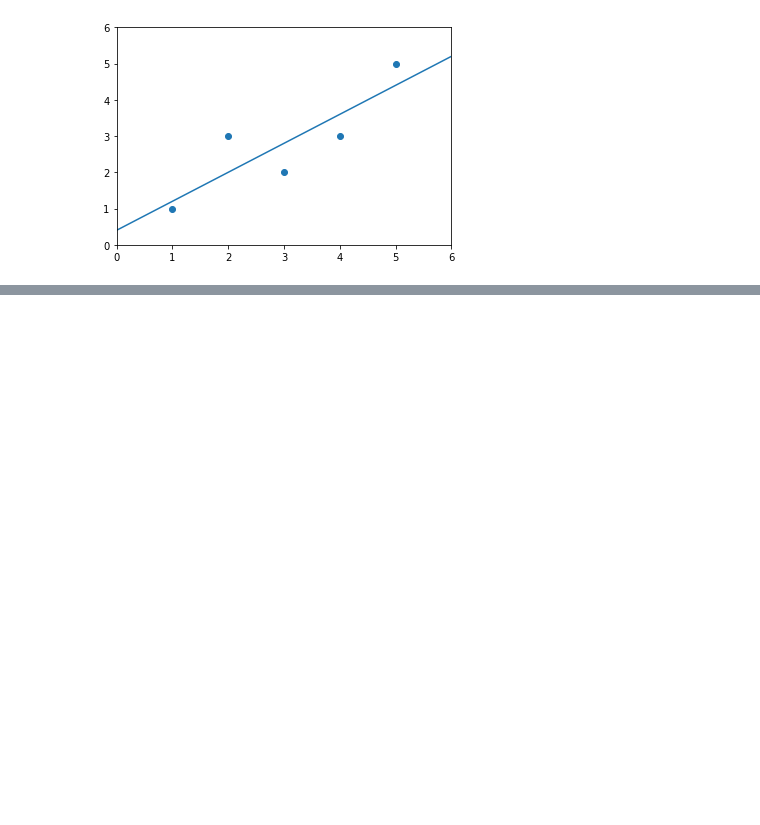
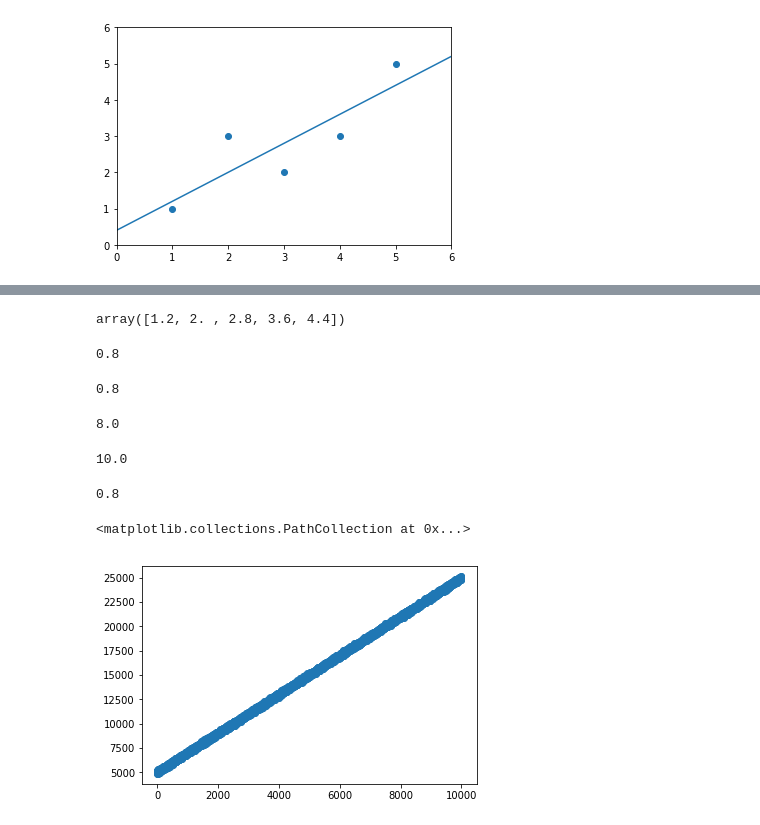
Before and after one commit to TobiasYin/MachineLearning, a Jupyter notebook: LinearRegression.ipynb, the cells around one changed output, grey strips where cells are left out. Saved outputs shown, nothing was run; the diff lists cells and outputs as text; code cells hidden in the pictures; blank space fills up the shorter version.

```diff
--- a/LinearRegression.ipynb
+++ b/LinearRegression.ipynb
@@ -26,0 +133,35 @@ plt.show()
+# %%
+s0.predict(x)
+# %% [output]
+array([1.2, 2. , 2.8, 3.6, 4.4])
+# %%
+s.a_
+# %% [output]
+0.8
+# %%
+s0.a_
+# %% [output]
+0.8
+# %%
+(x - x.mean()).dot(y - y.mean())
+# %% [output]
+8.0
+# %%
+((x - x.mean()) ** 2).sum()
+# %% [output]
+10.0
+# %%
+8.0/10.0
+# %% [output]
+0.8
+# %%
+x = np.linspace(0,10000,10000)
+# %%
+y = x * 2 + 5000
+for i in range(len(x)):
+    y[i] += np.random.randn()*100
+
+plt.scatter(x,y)
+# %% [output]
+<matplotlib.collections.PathCollection at 0x...>
+[figure, added]
```
Also changed, not shown: parts of 58 cells of this notebook, 4 other files.
